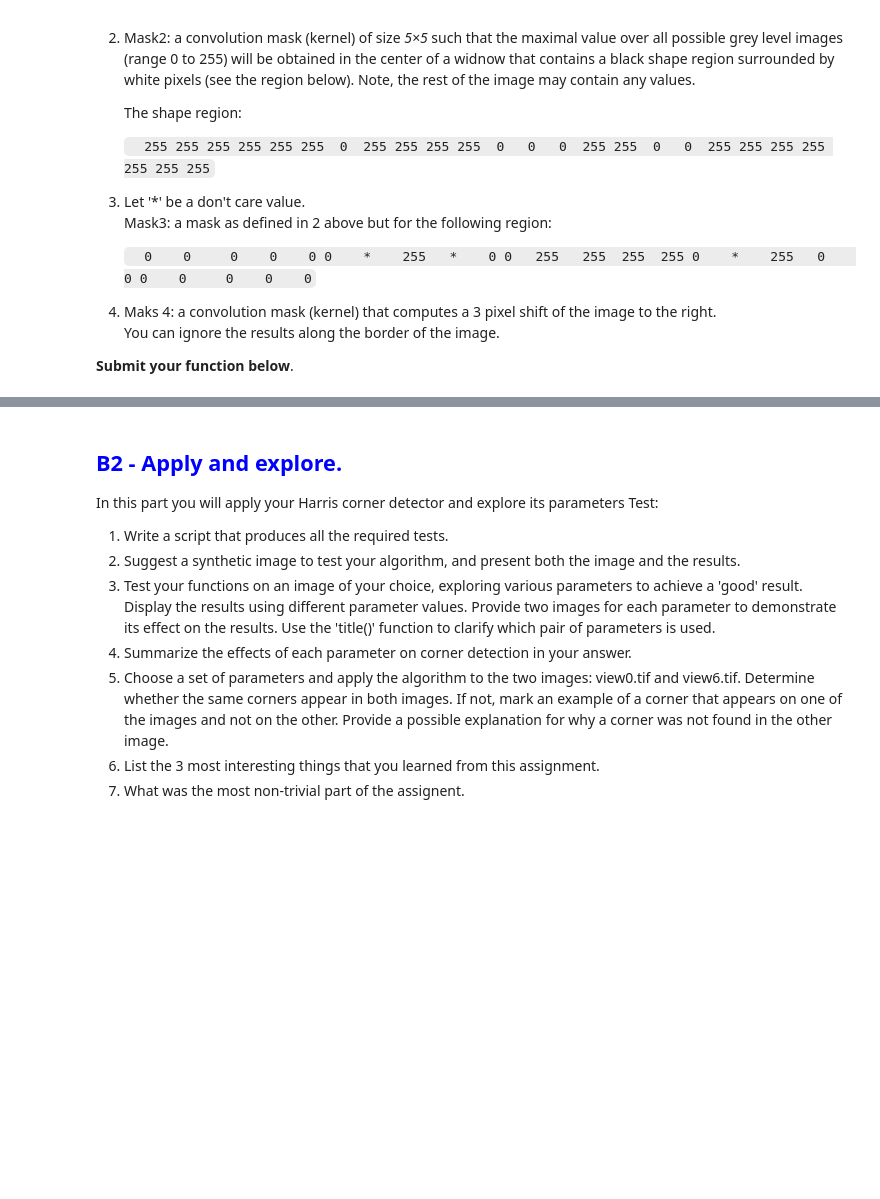
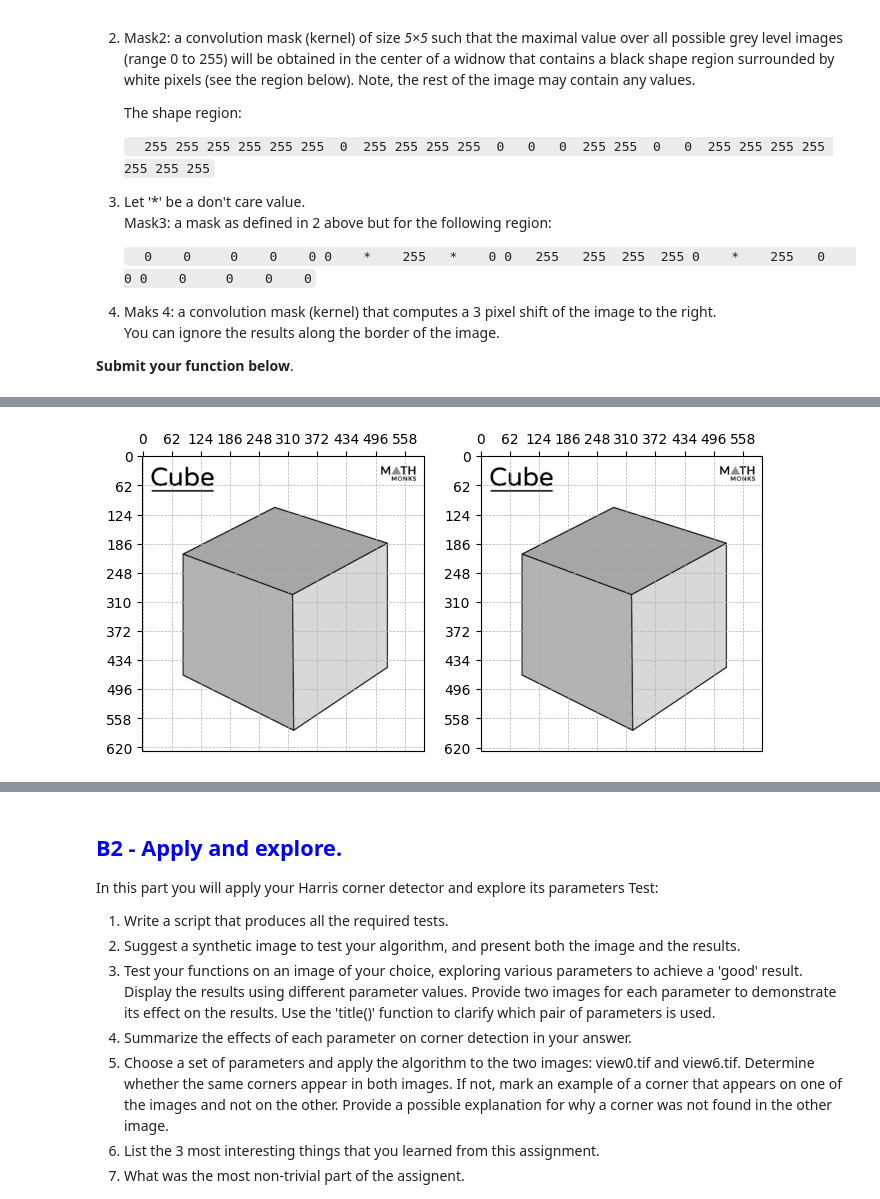
Before and after one commit to haeshed/classic-computer-vision, a Jupyter notebook: Ex1-updated/EX1-updated-1.ipynb, the cells around one changed output, grey strips where cells are left out. Saved outputs shown, nothing was run; the diff lists cells and outputs as text; code cells hidden in the pictures; blank space fills up the shorter version.

```diff
--- a/Ex1-updated/EX1-updated-1.ipynb
+++ b/Ex1-updated/EX1-updated-1.ipynb
@@ -144,30 +146,30 @@ def test_B(image2, image3):
 def convolutionMask(img,mask):
     img2 = np.empty_like(img)
     img2 = convolve2d(img, mask, mode='same', boundary='wrap')
-    showConvoluted(img, img2)
+    show2Images(img, img2)
     # old_min = img2.min()
     # old_max = img2.max()
     # img2 = (((img2 - old_min) * 255) / (old_max - old_min)).astype(int)
     return img2
 
-def showConvoluted(base, conv):
+def show2Images(base, conv):
     f = plt.figure()
     f.add_subplot(1, 2, 1)
     plt.imshow(base)
     ax = plt.gca()
+    ax.xaxis.tick_top()
     ax.xaxis.set_major_locator(MultipleLocator(int(base.shape[0]/10)))
     ax.yaxis.set_major_locator(MultipleLocator(int(base.shape[0]/10)))
     ax.grid(which='major', linestyle='--', linewidth=0.5)
     ax.grid(which='minor', linestyle='--', linewidth=0.25)
-    plt.gca().invert_yaxis()
     f.add_subplot(1, 2, 2)
     plt.imshow(conv)
     ax = plt.gca()
+    ax.xaxis.tick_top()
     ax.xaxis.set_major_locator(MultipleLocator(int(base.shape[0]/10)))
     ax.yaxis.set_major_locator(MultipleLocator(int(base.shape[0]/10)))
     ax.grid(which='major', linestyle='--', linewidth=0.5)
     ax.grid(which='minor', linestyle='--', linewidth=0.25)
-    plt.gca().invert_yaxis()
     plt.show(block=True)
 # %%
 # Masks:
@@ -290,0 +490,77 @@ e. The detected corners overlayed on the original image.
+# %%
+import cv2
+import numpy as np
+from matplotlib import pyplot as plt
+
+
+def my_harris(img_dir,window_size,k,threshold):
+
+    img = cv2.imread(img_dir)
+    gray = cv2.cvtColor(img,cv2.COLOR_BGR2GRAY)
+    print("image")
+    show2Images(gray, gray)
+    img_gaussian = cv2.GaussianBlur(100,(3,3),0)
+
+
+    height = img.shape[0]   #.shape[0] outputs height
+    width = img.shape[1]    #.shape[1] outputs width .shape[2] outputs color channels of image
+    matrix_R = np.zeros((height,width))
+
+
+    #   Step 1 - Calculate the x e y image derivatives (dx e dy)
+    dx = cv2.Sobel(img_gaussian, cv2.CV_64F, 1, 0, ksize=3)
+    dy = cv2.Sobel(img_gaussian, cv2.CV_64F, 0, 1, ksize=3)
+    dy, dx = np.gradient(gray)
+    # with np.printoptions(threshold=np.inf): print("test: \n",dx)
+    # plot3d(dy)
+    print("dx dy")
+    show2Images(dx, dy)
+
+    #   Step 2 - Calculate product and second derivatives (dx2, dy2 e dxy)
+    dx2=np.square(dx)
+    dy2=np.square(dy)
+    dxy=dx*dy
+    print("dx2 dy2")
+    show2Images(dx2,dy2)
+    print("dxy dxy")
+    show2Images(dxy,dxy)
+    offset = int( window_size / 2 )
+    #   Step 3 - Calcular a soma dos produtos das derivadas para cada pixel (Sx2, Sy2 e Sxy)
+    print ("Finding Corners...")
+    for y in range(offset, height-offset):
+        for x in range(offset, width-offset):
+            Sx2 = np.sum(dx2[y-offset:y+1+offset, x-offset:x+1+offset])
+            Sy2 = np.sum(dy2[y-offset:y+1+offset, x-offset:x+1+offset])
+            Sxy = np.sum(dxy[y-offset:y+1+offset, x-offset:x+1+offset])
+            #   Step 4 - Define the matrix H(x,y)=[[Sx2,Sxy],[Sxy,Sy2]]
+            H = np.array([[Sx2,Sxy],[Sxy,Sy2]])
+
+            #   Step 5 - Calculate the response function ( R=det(H)-k(Trace(H))^2 )
+            det=np.linalg.det(H)
+            tr=np.matrix.trace(H)
+            R=det-k*(tr**2)
+            matrix_R[y-offset, x-offset]=R
+
+    #   Step 6 - Apply a threshold
+    cv2.normalize(matrix_R, matrix_R, 0, 1, cv2.NORM_MINMAX)
+    for y in range(offset, height-offset):
+        for x in range(offset, width-offset):
+            value=matrix_R[y, x]
+            if value>threshold:
+                # cornerList.append([x, y, value])
+                cv2.circle(img,(x,y),3,(0,255,0))
+
+    # cv2.imwrite("%s_threshold_%s.png"%(img_dir[5:-4],threshold), img)
+    plt.figure("Manually implemented Harris detector")
+    plt.imshow(cv2.cvtColor(img, cv2.COLOR_BGR2RGB)), plt.title("Manually implemented Harris detector")
+    plt.xticks([]), plt.yticks([])
+    plt.savefig('My_harris_detector-thresh_%s.png'%(threshold), bbox_inches='tight')
+    plt.show()
+
+
+img = cv2.imread("heart2.jpg")
+# with np.printoptions(threshold=np.inf): print(img)
+
+# showtwoImages(img, img)
+my_harris("cube1.jpg", 5, 0.04, 0.30) # Change this path to one that will lead to your image
+# %% [output]
@@ -290,0 +568 @@ e. The detected corners overlayed on the original image.
+[figure, added]
```
Also changed, not shown: parts of 8 cells of this notebook, 20 other files.
